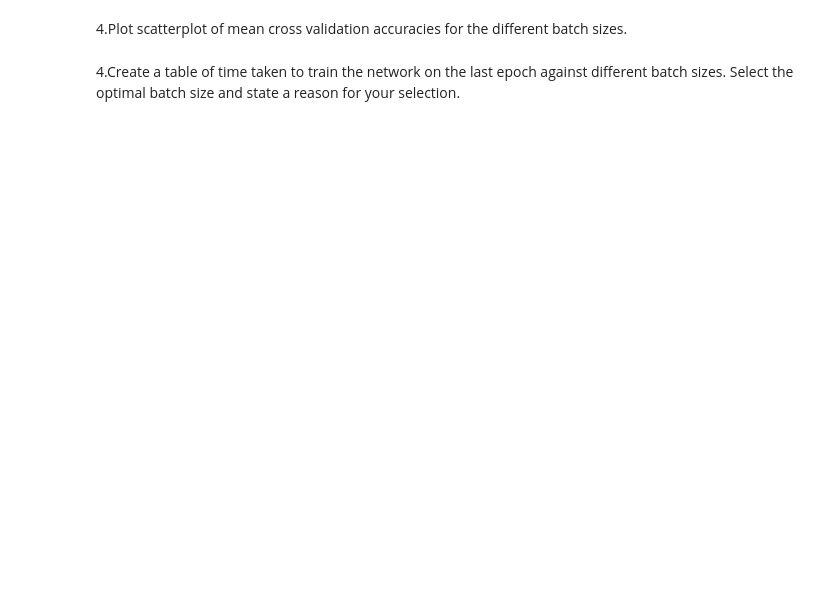
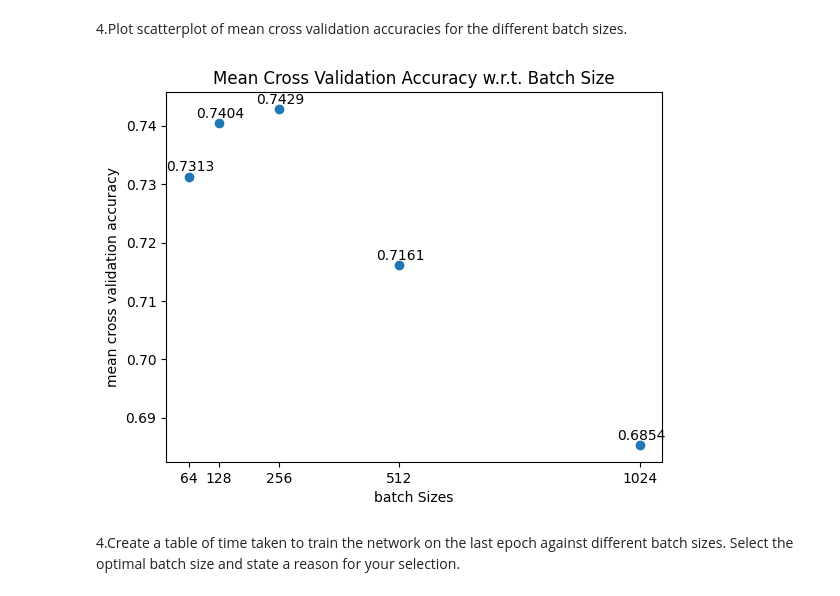
Before and after one commit to StevenShen3641/SC4001-Neural-Network-and-Deep-Learning, a Jupyter notebook: Programming Assignment/Part_A_2.ipynb, the cells around one changed output. Cells and saved outputs as stored; diff of their text form; code cells hidden in the pictures; blank space fills up the shorter version.

```diff
--- a/Programming Assignment/Part_A_2.ipynb
+++ b/Programming Assignment/Part_A_2.ipynb
@@ -62,8 +102,3 @@ batch_sizes = []
 X_train_scaled_dict, X_val_scaled_dict, y_train_dict, y_val_dict = generate_cv_folds_for_batch_sizes(batch_sizes, X_train.to_numpy(), y_train)
 # %% [markdown]
 3.Perform hyperparameter tuning for the different batch sizes with 5-fold cross validation.
-# %%
-# YOUR CODE HERE
-
-batch_sizes = []
-cross_validation_accuracies, cross_validation_times = find_optimal_hyperparameter(X_train_scaled_dict, X_val_scaled_dict, y_train_dict, y_val_dict, batch_sizes, 'batch_size')
@@ -74,3 +222,19 @@ cross_validation_accuracies, cross_validation_times = find_optimal_hyperparamete
+# %%
+# YOUR CODE HERE
+# plot accuracies
+batch_sizes_list = list(cross_validation_accuracies.keys())
+mean_accuracies = [sum(cross_validation_accuracies[batch_size]) / len(cross_validation_accuracies[batch_size]) for batch_size in batch_sizes_list]
+mean_last_epoch_times = [sum(cross_validation_times[batch_size]) / len(cross_validation_times[batch_size]) for batch_size in batch_sizes_list]
+plt.xlabel('batch Sizes')
+plt.xticks(batch_sizes_list)
+plt.ylabel('mean cross validation accuracy')
+plt.title('Mean Cross Validation Accuracy w.r.t. Batch Size')
+plt.scatter(batch_sizes_list, mean_accuracies)
+
+for i, txt in enumerate(zip(batch_sizes_list, mean_accuracies)):
+    plt.annotate(f'{txt[1]:.4f}', (batch_sizes_list[i], mean_accuracies[i]), textcoords="offset points", xytext=(1, 4), ha='center')
+# %% [output]
+[figure, added]
 # %% [markdown]
 4.Create a table of time taken to train the network on the last epoch against different batch sizes. Select the optimal batch size and state a reason for your selection.
 # %%
```
Also changed, not shown: parts of 7 cells of this notebook, 4 other files.
